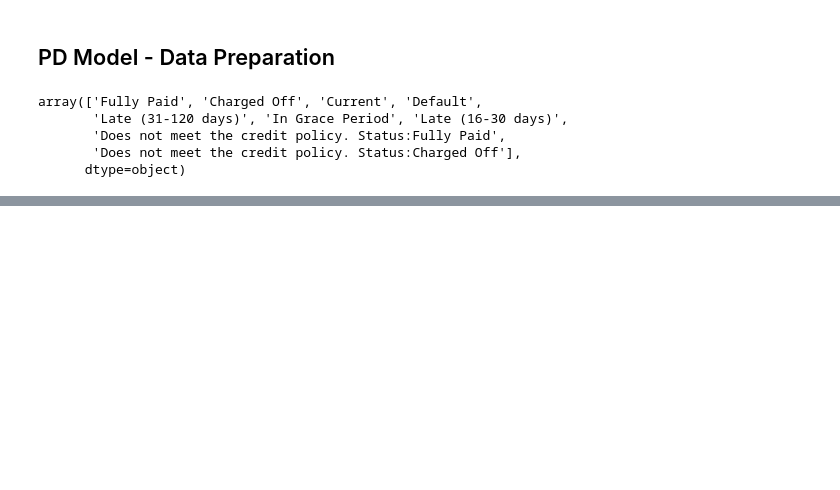
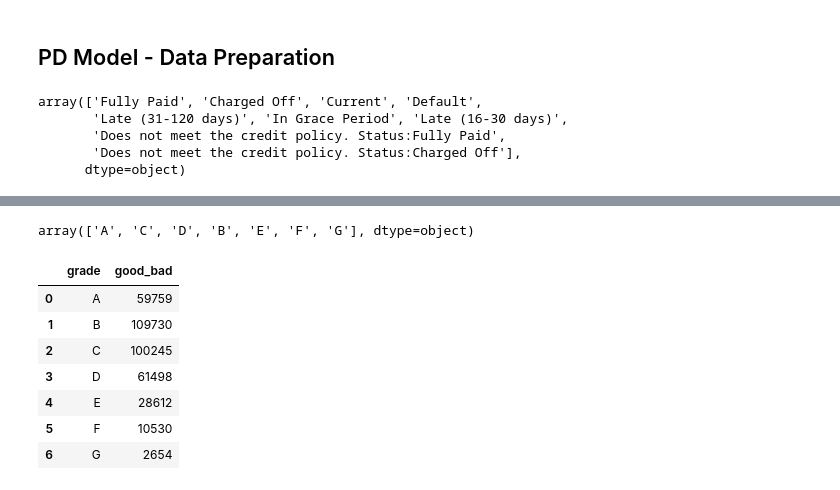
Before and after one commit to vinifranco48/risk-credit, a Jupyter notebook: notebooks/preprocessing.ipynb, the cells around one changed output, grey strips where cells are left out. Drawn from its saved outputs; the diff is of its cells as text; code cells hidden in the pictures; blank space fills up the shorter version.

```diff
--- a/notebooks/preprocessing.ipynb
+++ b/notebooks/preprocessing.ipynb
@@ -6,5 +7,5 @@ import seaborn as sns
 # %%
-df = pd.read_csv('/home/noise/Documentos/risk-credit/data/raw/loan_data_2007_2014.csv')
+df = pd.read_csv('C:\\Users\\Graúna Motos\\Documents\\risk-credit\\data\\loan_data_2007_2014 (1).csv')
 # %%
 df.head()
 # %% [output]
@@ -268,0 +323,4 @@ pd.options.display.max_columns = None
+# %%
+df_inputs_prepr['grade'].unique()
+# %% [output]
+array(['A', 'C', 'D', 'B', 'E', 'F', 'G'], dtype=object)
@@ -268,0 +329,11 @@ pd.options.display.max_columns = None
+# %%
+df1.groupby(df1.columns.values[0], as_index= False)[df1.columns.values[1]].count()
+# %% [output]
+|  | grade | good_bad |
+| 0 | A | 59759 |
+| 1 | B | 109730 |
+| 2 | C | 100245 |
+| 3 | D | 61498 |
+| 4 | E | 28612 |
+| 5 | F | 10530 |
+| 6 | G | 2654 |
```
Also changed, not shown: parts of 12 cells of this notebook, 1 other file.
